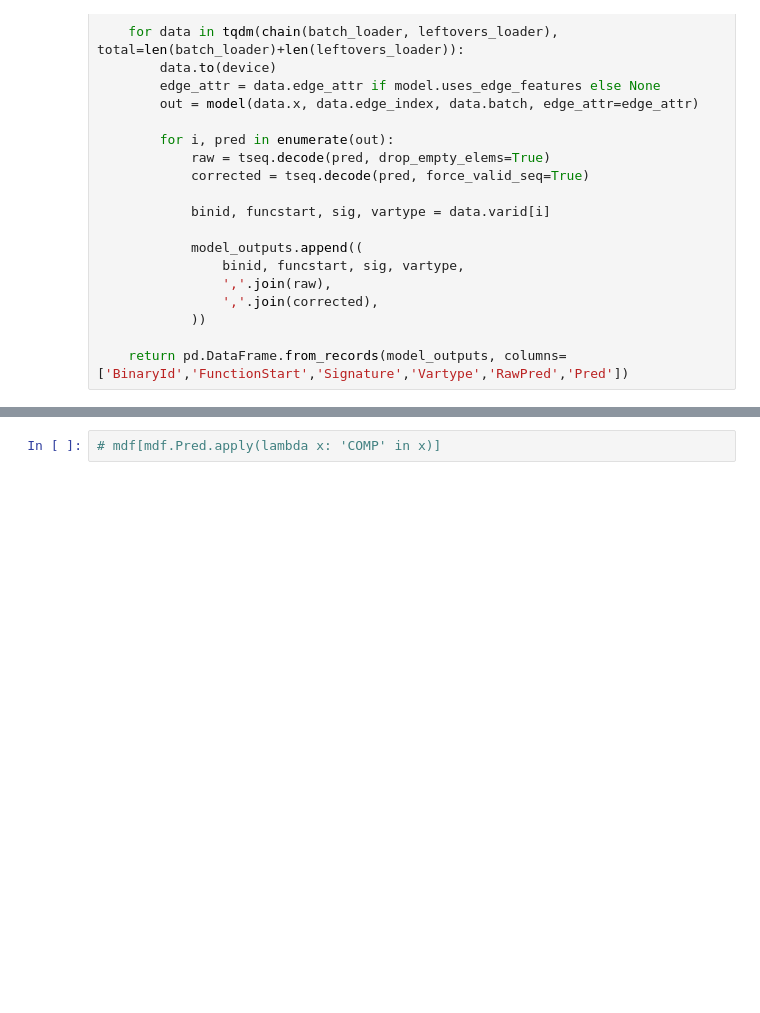
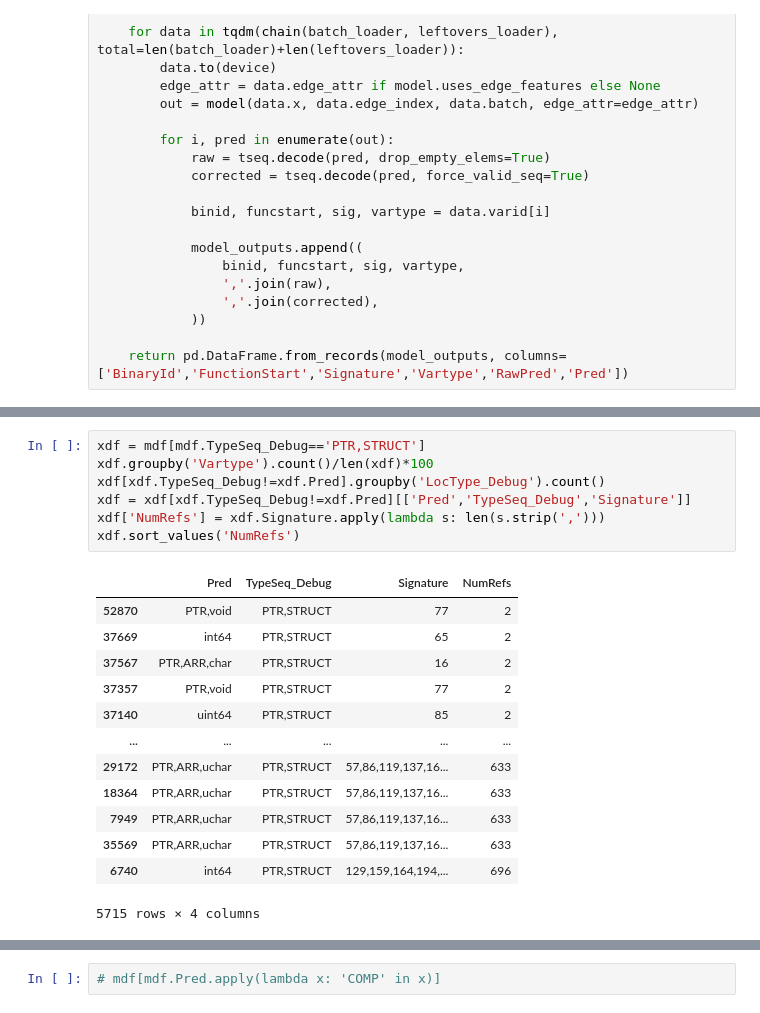
Before and after one commit to lasserre/datatype-recovery-experiments, a Jupyter notebook: notebooks/eval.ipynb, the cells around one changed output, grey strips where cells are left out. Drawn from its saved outputs; the diff is of its cells as text; blank space fills up the shorter version.

```diff
--- a/notebooks/eval.ipynb
+++ b/notebooks/eval.ipynb
@@ -209,0 +222,21 @@ mdf
+# %%
+xdf = mdf[mdf.TypeSeq_Debug=='PTR,STRUCT']
+xdf.groupby('Vartype').count()/len(xdf)*100
+xdf[xdf.TypeSeq_Debug!=xdf.Pred].groupby('LocType_Debug').count()
+xdf = xdf[xdf.TypeSeq_Debug!=xdf.Pred][['Pred','TypeSeq_Debug','Signature']]
+xdf['NumRefs'] = xdf.Signature.apply(lambda s: len(s.strip(',')))
+xdf.sort_values('NumRefs')
+# %% [output]
+|  | Pred | TypeSeq_Debug | Signature | NumRefs |
+| 52870 | PTR,void | PTR,STRUCT | 77 | 2 |
+| 37669 | int64 | PTR,STRUCT | 65 | 2 |
+| 37567 | PTR,ARR,char | PTR,STRUCT | 16 | 2 |
+| 37357 | PTR,void | PTR,STRUCT | 77 | 2 |
+| 37140 | uint64 | PTR,STRUCT | 85 | 2 |
+| ... | ... | ... | ... | ... |
+| 29172 | PTR,ARR,uchar | PTR,STRUCT | 57,86,119,137,16... | 633 |
+| 18364 | PTR,ARR,uchar | PTR,STRUCT | 57,86,119,137,16... | 633 |
+| 7949 | PTR,ARR,uchar | PTR,STRUCT | 57,86,119,137,16... | 633 |
+| 35569 | PTR,ARR,uchar | PTR,STRUCT | 57,86,119,137,16... | 633 |
+| 6740 | int64 | PTR,STRUCT | 129,159,164,194,... | 696 |
+5715 rows × 4 columns
```
Also changed, not shown: parts of 20 cells of this notebook, 5 other files.
